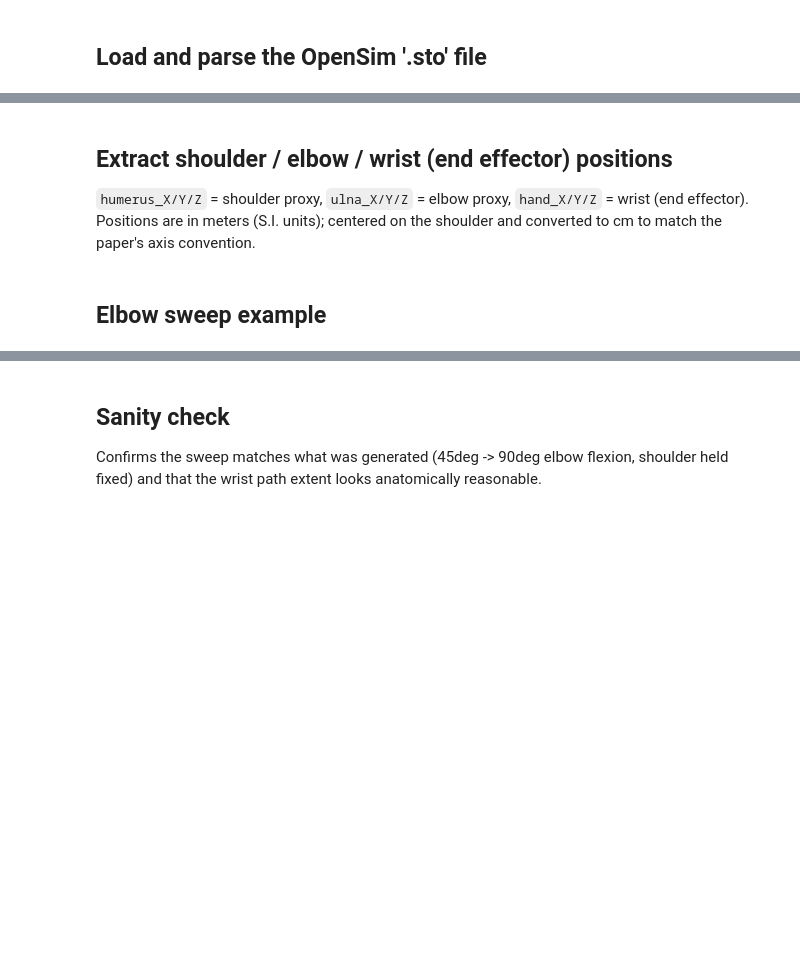
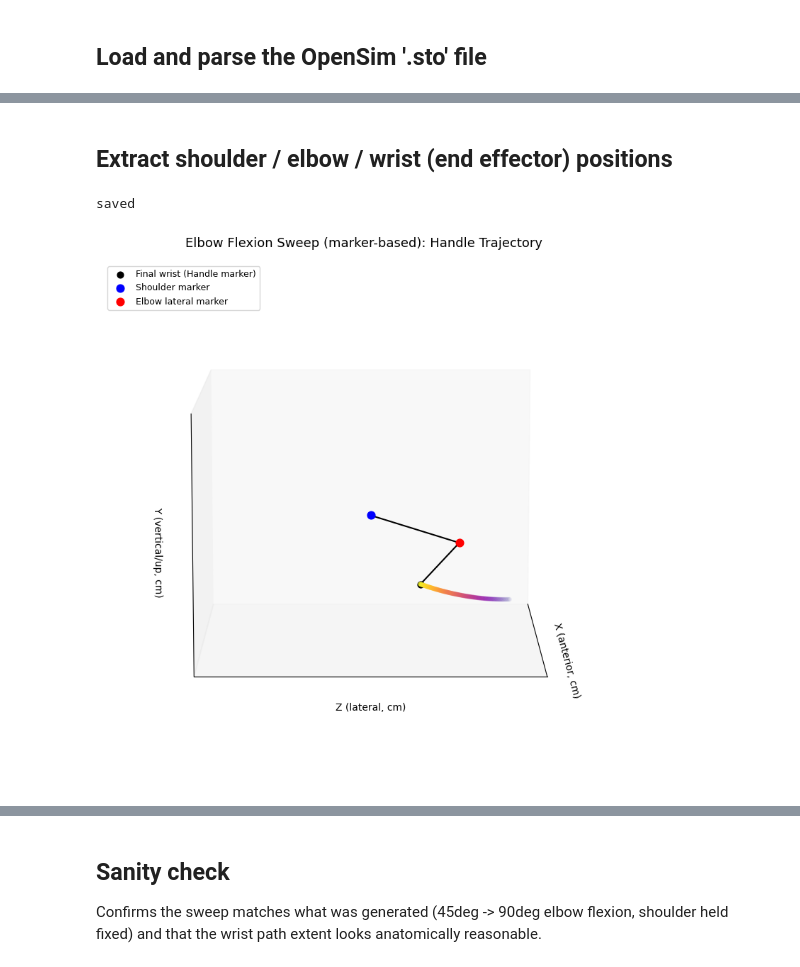
Before and after one commit to seze23/MotorMetamersuPNC, a Jupyter notebook: dataexp/trajectorycheck.ipynb, the cells around one changed output, grey strips where cells are left out. Drawn from its saved outputs; the diff is of its cells as text; code cells hidden in the pictures; blank space fills up the shorter version.

```diff
--- a/dataexp/trajectorycheck.ipynb
+++ b/dataexp/trajectorycheck.ipynb
@@ -2,13 +2,23 @@
 ## Load and parse the OpenSim '.sto' file
 # %%
 import os
+import opensim as osm
 import pandas as pd
 import numpy as np
+import matplotlib
 import matplotlib.pyplot as plt
 from matplotlib.colors import Normalize
 
-DATA_DIR = "/home/sydneyez/sydneyez/ProprioceptiveIllusions/dataexp/fixed_elbowtest"
+DATA_DIR = "/home/sydneyez/sydneyez/ProprioceptiveIllusions/dataexp"                       # for .npz files
+STO_DIR  = "/home/sydneyez/sydneyez/ProprioceptiveIllusions/dataexp/fixed_elbowtest"        # for .sto files
+
 SAVE_DIR = "/home/sydneyez/sydneyez/ProprioceptiveIllusions/dataexp/fixed_elbowtest"
+
+MODEL_PATH = "/home/sydneyez/sydneyez/ProprioceptiveIllusions/MoBL-ARMSDynamicUpperLimb-latest/MoBL-ARMS Upper Extremity Model/Model/4.1/DefaultMOBL_ARMS_fixed_41.osim"
+MOT_PATH = "/home/sydneyez/sydneyez/ProprioceptiveIllusions/dataexp/elbow_sweep_45to90_1s.mot"
+
+model = osm.Model(MODEL_PATH)
+state = model.initSystem()
 
 def load_sto(path):
     """Parse an OpenSim .sto file into a pandas DataFrame."""
@@ -19,6 +29,6 @@ def load_sto(path):
     df.columns = [c.strip() for c in df.columns]
     return df
 
-bk = load_sto(os.path.join(DATA_DIR, "Right_BodyKinematics_pos_global.sto"))
+bk = load_sto(os.path.join(STO_DIR, "Right_BodyKinematics_pos_global.sto"))
 bk.head()
 # %% [output]
@@ -32,17 +104,59 @@ bk.head()
 # %% [markdown]
 ## Extract shoulder / elbow / wrist (end effector) positions
-`humerus_X/Y/Z` = shoulder proxy, `ulna_X/Y/Z` = elbow proxy, `hand_X/Y/Z` = wrist (end effector). Positions are in meters (S.I. units); centered on the shoulder and converted to cm to match the paper's axis convention.
 # %%
-time = bk["time"].to_numpy()
+d = np.load(os.path.join(DATA_DIR, "elbow_sweep_markers.npz"))
+times = d["times"]
+shoulder = d["shoulder_xyz"]
+elbow    = d["elbow_xyz"]
+wrist    = d["wrist_xyz"]
 
-shoulder = bk[["humerus_X", "humerus_Y", "humerus_Z"]].to_numpy()
-elbow    = bk[["ulna_X",    "ulna_Y",    "ulna_Z"]].to_numpy()
-wrist    = bk[["hand_X",    "hand_Y",    "hand_Z"]].to_numpy()  # end effector
+elbow_c = (elbow - shoulder) * 100
+wrist_c = (wrist - shoulder) * 100
 
-# Center relative to shoulder, matching Ef3D dataset convention; convert m -> cm
-elbow_endeffector_coords = (elbow - shoulder) * 100
-endeffector_coords = (wrist - shoulder) * 100
-shoulder_coords = np.array([[0], [0], [0]])
-elbow_coords = elbow_endeffector_coords.T
+def reorder(arr):
+    return arr[:, [0, 2, 1]]  # X, Z, Y -> Y still maps to screen-vertical axis
+
+endeffector_coords = reorder(wrist_c).T
+elbow_coords = reorder(elbow_c).T
+
+fig = plt.figure(figsize=(8, 8))
+ax = fig.add_subplot(111, projection="3d")
+ax.view_init(elev=10, azim=0)  # face-on to the Y-Z plane, matches confirmed horizontal sweep
+
+cmap = matplotlib.colormaps["plasma"]
+norm = Normalize(vmin=0, vmax=len(times))
+alpha_values = np.linspace(0.2, 1, len(times))
+colors = [cmap(norm(i)) for i in range(len(times))]
+colors_with_alpha = [(r, g, b, a) for (r, g, b, _), a in zip(colors, alpha_values)]
+
+ax.scatter(endeffector_coords[0], endeffector_coords[1], endeffector_coords[2],
+           c=colors_with_alpha, s=15)
+ax.scatter(endeffector_coords[0, -1], endeffector_coords[1, -1], endeffector_coords[2, -1],
+           c='black', s=40, label='Final wrist (Handle marker)')
+
+ax.scatter(0, 0, 0, c='blue', s=60, label='Shoulder marker')
+ax.scatter(elbow_coords[0, -1], elbow_coords[1, -1], elbow_coords[2, -1],
+           c='red', s=60, label='Elbow lateral marker')
+
+ax.plot([0, elbow_coords[0, -1]], [0, elbow_coords[1, -1]], [0, elbow_coords[2, -1]], c='black')
+ax.plot([elbow_coords[0, -1], endeffector_coords[0, -1]],
+        [elbow_coords[1, -1], endeffector_coords[1, -1]],
+        [elbow_coords[2, -1], endeffector_coords[2, -1]], c='black')
+
+lim = 50
+ax.set_xlim(-lim, lim); ax.set_ylim(-lim, lim); ax.set_zlim(-lim, lim)
+ax.set_xlabel("X (anterior, cm)")
+ax.set_ylabel("Z (lateral, cm)")
+ax.set_zlabel("Y (vertical/up, cm)")
+ax.set_title("Elbow Flexion Sweep (marker-based): Handle Trajectory", fontsize=13, pad=15)
+ax.legend(loc="upper left", fontsize=9)
+ax.grid(True, linestyle=".", alpha=1)
+
+ax.set_xticks([]); ax.set_yticks([]); ax.set_zticks([])
+
+plt.tight_layout()
+plt.savefig(f"{SAVE_DIR}/elbow_sweep_final.png", dpi=150)
+print("saved")
+# %% [output]
+saved
+[figure, added]
-# %% [markdown]
-## Elbow sweep example
```
Also changed, not shown: parts of 4 cells of this notebook, 5 other files.
